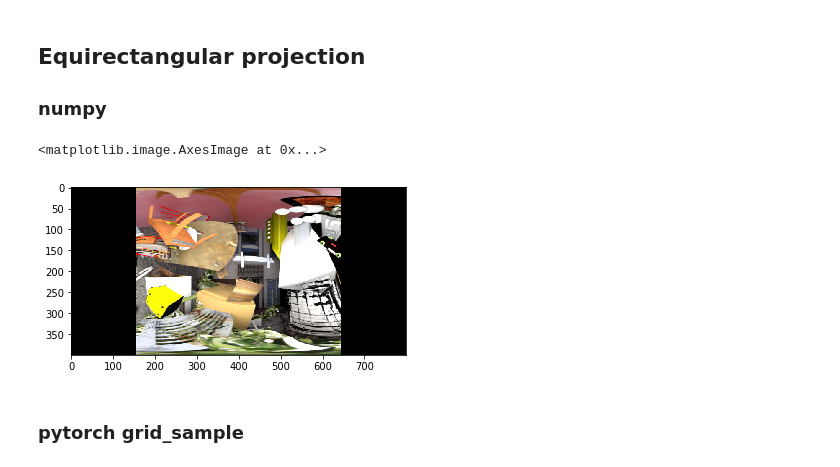
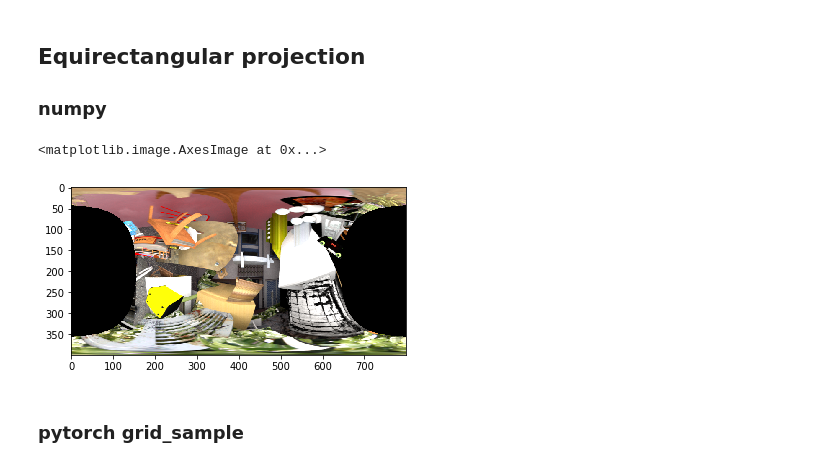
Before and after one commit to matsuren/omnimvs_pytorch, a Jupyter notebook: notebook/visualize_datasets.ipynb, the cells around one changed output. Drawn from its saved outputs; the diff is of its cells as text; code cells hidden in the pictures.

```diff
--- a/notebook/visualize_datasets.ipynb
+++ b/notebook/visualize_datasets.ipynb
@@ -27,30 +31,6 @@ from torchvision import transforms
 
 ToTensor = transforms.ToTensor()
 ToPIL = transforms.ToPILImage()
-# %%
-def spherical_grid(h, w):
-    """ Generate meshgrid for equirectangular projection.
-
-    Parameters
-    ----------
-    h : int
-        height of the expected equirectangular image
-    w : int
-        width of the expected equirectangular image
-
-    Returns
-    -------
-    phi_xy : numpy array
-        phi value (-np.pi < phi < np.pi)
-    theta_xy : numpy array
-        theta value (-np.pi/2 < phi < np.pi/2)
-    """
-    p = 2*np.pi/w
-    th = np.pi/h
-    phi = [-np.pi + (i+0.5)*p for i in range(w)]
-    theta = [-np.pi/2 + (i+0.5)*th for i in range(h)]
-    phi_xy, theta_xy  = np.meshgrid(phi, theta, sparse=False, indexing='xy')
-    return phi_xy, theta_xy
 # %%
 # from scipy.io import loadmat
 # params = loadmat('DATASET/omnimvs/omnithings/intrinsic_extrinsic.mat')
@@ -212,21 +192,16 @@ plt.imshow(out)
 # %%
 W = 800
 H = 400
-fov = 220
-fov_rad = np.deg2rad(fov/2)
 phi_xy, theta_xy  = spherical_grid(H, W)
-flag = np.all([np.abs(phi_xy)<fov_rad, np.abs(theta_xy)<fov_rad], axis=0)
-
 point3D = np.stack([np.sin(phi_xy)*np.cos(theta_xy), np.sin(theta_xy), np.cos(phi_xy)*np.cos(theta_xy)]).reshape(3, -1)
 mapx, mapy = ocam.world2cam(point3D)
 mapx = mapx.reshape(H, W)
 mapy = mapy.reshape(H, W)
 out = cv2.remap(img, mapx, mapy,cv2.INTER_LINEAR)
-out[~flag]=0
 plt.imshow(out)
 # %% [output]
 <matplotlib.image.AxesImage at 0x...>
-[figure, old version]
+[figure, new version]
 # %% [markdown]
 ### pytorch grid_sample
 # %%
```
Also changed, not shown: parts of 1 cell of this notebook.
